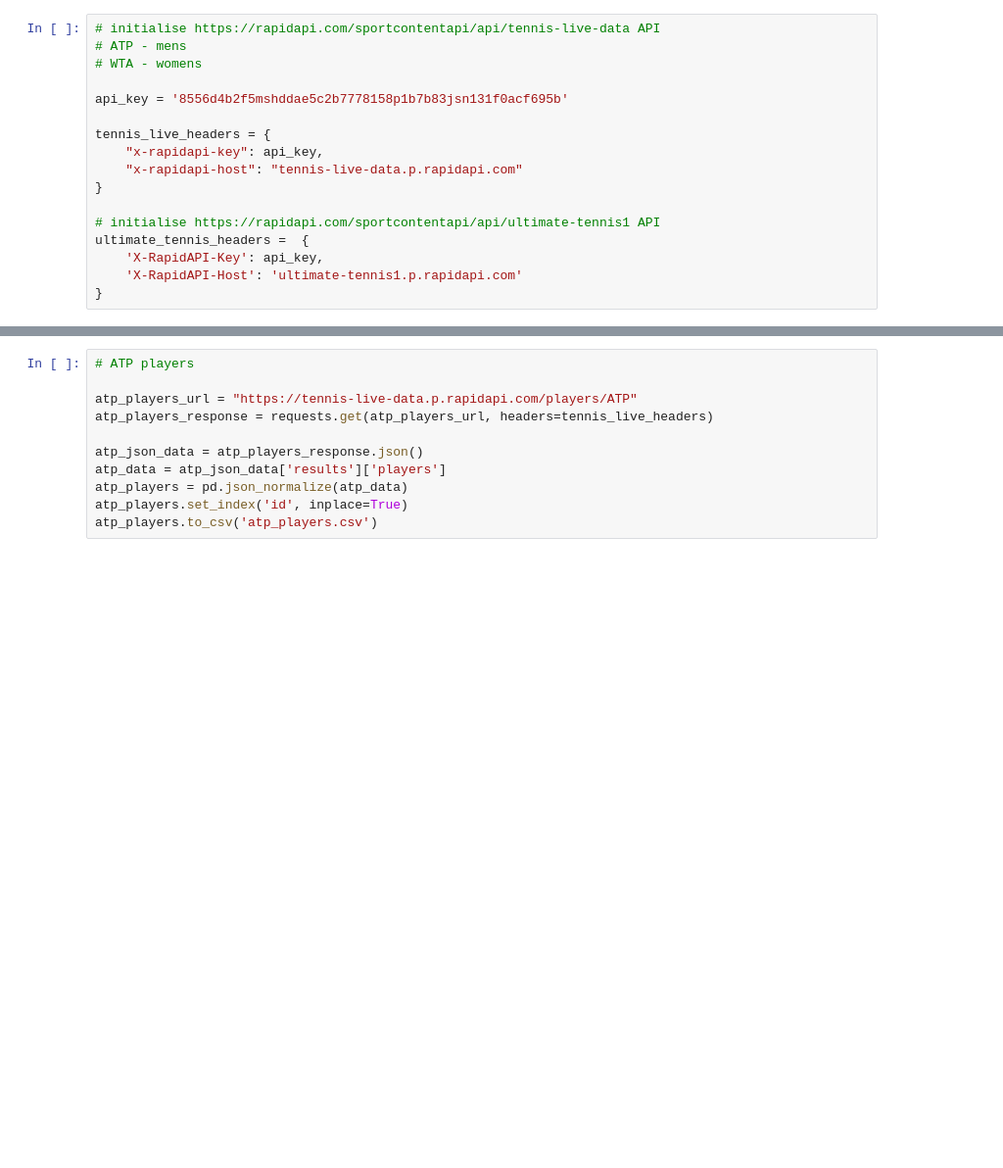
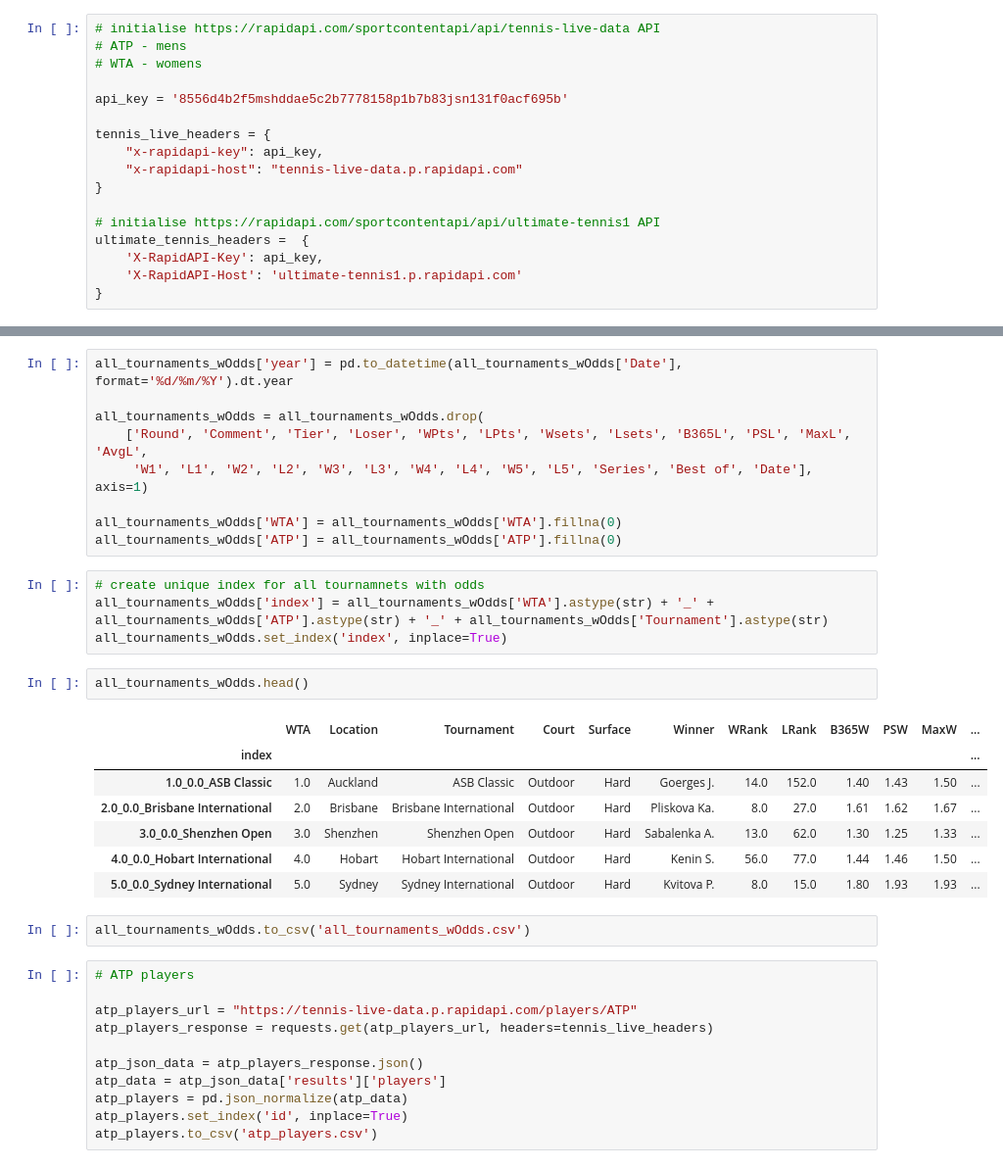
Before and after one commit to mmmcustard/analytics158739, a Jupyter notebook: 158739Assignment4.ipynb, the cells around one changed output, grey strips where cells are left out. Shown at 98% size. Drawn from its saved outputs; the diff is of its cells as text; blank space fills up the shorter version.

```diff
--- a/158739Assignment4.ipynb
+++ b/158739Assignment4.ipynb
@@ -104,3 +308,28 @@ ultimate_tennis_headers =  {
+# %%
+all_tournaments_wOdds['year'] = pd.to_datetime(all_tournaments_wOdds['Date'], format='%d/%m/%Y').dt.year
+
+all_tournaments_wOdds = all_tournaments_wOdds.drop(
+    ['Round', 'Comment', 'Tier', 'Loser', 'WPts', 'LPts', 'Wsets', 'Lsets', 'B365L', 'PSL', 'MaxL', 'AvgL',
+     'W1', 'L1', 'W2', 'L2', 'W3', 'L3', 'W4', 'L4', 'W5', 'L5', 'Series', 'Best of', 'Date'], axis=1)
+
+all_tournaments_wOdds['WTA'] = all_tournaments_wOdds['WTA'].fillna(0)
+all_tournaments_wOdds['ATP'] = all_tournaments_wOdds['ATP'].fillna(0)
+# %%
+# create unique index for all tournamnets with odds
+all_tournaments_wOdds['index'] = all_tournaments_wOdds['WTA'].astype(str) + '_' + all_tournaments_wOdds['ATP'].astype(str) + '_' + all_tournaments_wOdds['Tournament'].astype(str)
+all_tournaments_wOdds.set_index('index', inplace=True)
+# %%
+all_tournaments_wOdds.head()
+# %% [output]
+|  | WTA | Location | Tournament | Court | Surface | Winner | WRank | LRank | B365W | PSW | MaxW | ... |
+| index |  |  |  |  |  |  |  |  |  |  |  | ... |
+| 1.0_0.0_ASB Classic | 1.0 | Auckland | ASB Classic | Outdoor | Hard | Goerges J. | 14.0 | 152.0 | 1.40 | 1.43 | 1.50 | ... |
+| 2.0_0.0_Brisbane International | 2.0 | Brisbane | Brisbane International | Outdoor | Hard | Pliskova Ka. | 8.0 | 27.0 | 1.61 | 1.62 | 1.67 | ... |
+| 3.0_0.0_Shenzhen Open | 3.0 | Shenzhen | Shenzhen Open | Outdoor | Hard | Sabalenka A. | 13.0 | 62.0 | 1.30 | 1.25 | 1.33 | ... |
+| 4.0_0.0_Hobart International | 4.0 | Hobart | Hobart International | Outdoor | Hard | Kenin S. | 56.0 | 77.0 | 1.44 | 1.46 | 1.50 | ... |
+| 5.0_0.0_Sydney International | 5.0 | Sydney | Sydney International | Outdoor | Hard | Kvitova P. | 8.0 | 15.0 | 1.80 | 1.93 | 1.93 | ... |
+# %%
+all_tournaments_wOdds.to_csv('all_tournaments_wOdds.csv')
 # %%
 # ATP players
 
```
Also changed, not shown: parts of 35 cells of this notebook, 2 other files.
